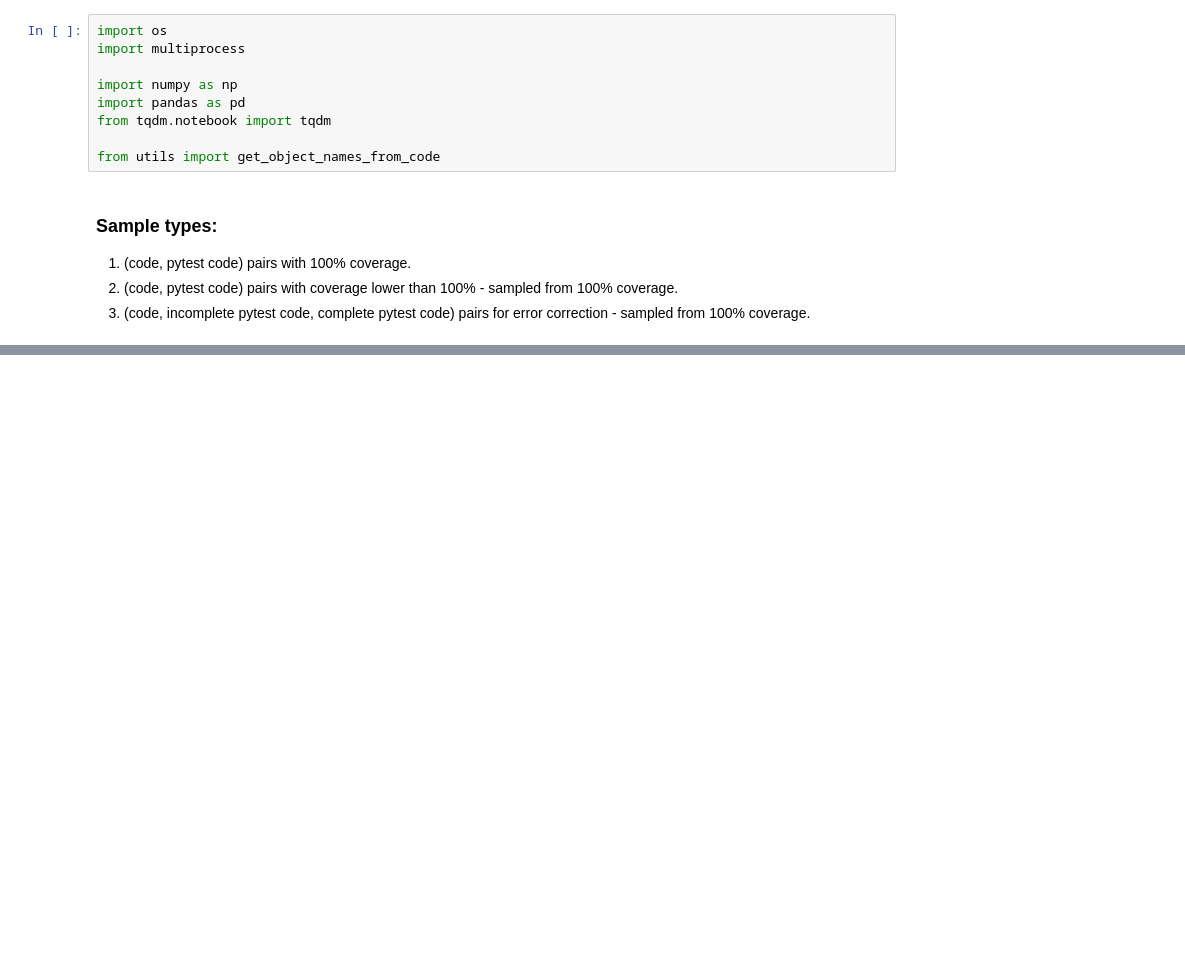
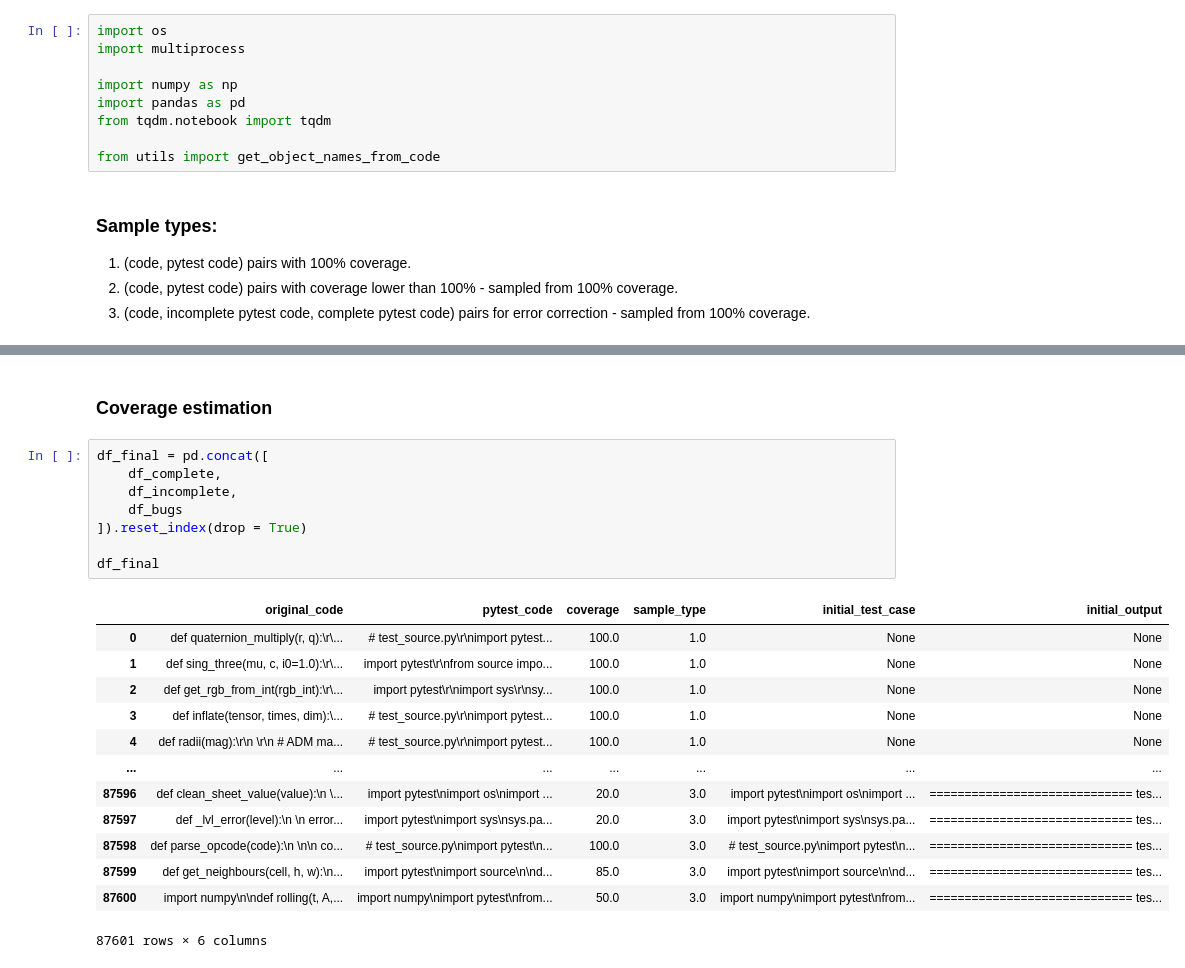
Before and after one commit to popesculuca00/synthetic_pytest_data_generation, a Jupyter notebook: eda_and_upload.ipynb, the cells around one changed output, grey strips where cells are left out. Drawn from its saved outputs; the diff is of its cells as text; blank space fills up the shorter version.

```diff
--- a/eda_and_upload.ipynb
+++ b/eda_and_upload.ipynb
@@ -134,0 +83,24 @@ for i in range(0, df_map.shape[0], step_size):
+# %% [markdown]
+### Coverage estimation
+# %%
+df_final = pd.concat([
+    df_complete,
+    df_incomplete,
+    df_bugs
+]).reset_index(drop = True)
+
+df_final
+# %% [output]
+|  | original_code | pytest_code | coverage | sample_type | initial_test_case | initial_output |
+| 0 | def quaternion_multiply(r, q):\r\... | # test_source.py\r\nimport pytest... | 100.0 | 1.0 | None | None |
+| 1 | def sing_three(mu, c, i0=1.0):\r\... | import pytest\r\nfrom source impo... | 100.0 | 1.0 | None | None |
+| 2 | def get_rgb_from_int(rgb_int):\r\... | import pytest\r\nimport sys\r\nsy... | 100.0 | 1.0 | None | None |
+| 3 | def inflate(tensor, times, dim):\... | # test_source.py\r\nimport pytest... | 100.0 | 1.0 | None | None |
+| 4 | def radii(mag):\r\n \r\n # ADM ma... | # test_source.py\r\nimport pytest... | 100.0 | 1.0 | None | None |
+| ... | ... | ... | ... | ... | ... | ... |
+| 87596 | def clean_sheet_value(value):\n \... | import pytest\nimport os\nimport ... | 20.0 | 3.0 | import pytest\nimport os\nimport ... | ============================= tes... |
+| 87597 | def _lvl_error(level):\n \n error... | import pytest\nimport sys\nsys.pa... | 20.0 | 3.0 | import pytest\nimport sys\nsys.pa... | ============================= tes... |
+| 87598 | def parse_opcode(code):\n \n\n co... | # test_source.py\nimport pytest\n... | 100.0 | 3.0 | # test_source.py\nimport pytest\n... | ============================= tes... |
+| 87599 | def get_neighbours(cell, h, w):\n... | import pytest\nimport source\n\nd... | 85.0 | 3.0 | import pytest\nimport source\n\nd... | ============================= tes... |
+| 87600 | import numpy\n\ndef rolling(t, A,... | import numpy\nimport pytest\nfrom... | 50.0 | 3.0 | import numpy\nimport pytest\nfrom... | ============================= tes... |
+87601 rows × 6 columns
```
Also changed, not shown: parts of 11 cells of this notebook, 13 other files.
